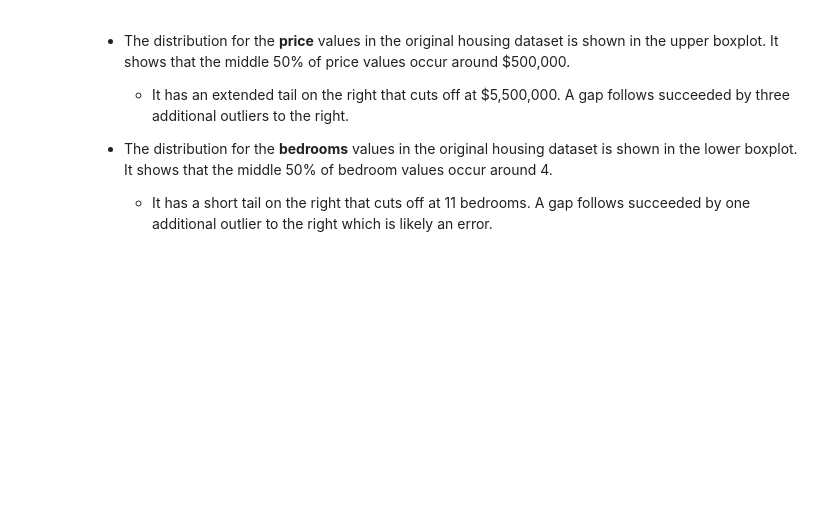
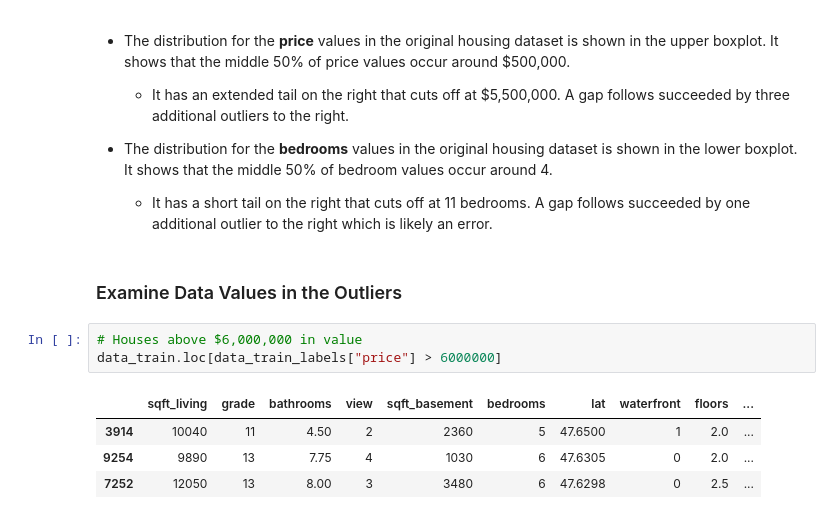
Before and after one commit to tyrantdavis/KC-Housing, a Jupyter notebook: housing.ipynb, the cells around one changed output. Cells and saved outputs as stored; diff of their text form; blank space fills up the shorter version.

Commit message:
Examine outlier values.

```diff
--- a/housing.ipynb
+++ b/housing.ipynb
@@ -628,3 +628,13 @@ for feature in feature_list:
 - The distribution for the **bedrooms** values in the original housing dataset is shown in the lower boxplot. It shows that the middle 50% of bedroom values occur around 4.
 
     - It has a short tail on the right that cuts off at 11 bedrooms. A gap follows succeeded by one additional outlier to the right which is likely an error.
+# %% [markdown]
+### Examine Data Values in the Outliers
+# %%
+# Houses above $6,000,000 in value
+data_train.loc[data_train_labels["price"] > 6000000]
+# %% [output]
+|  | sqft_living | grade | bathrooms | view | sqft_basement | bedrooms | lat | waterfront | floors | ... |
+| 3914 | 10040 | 11 | 4.50 | 2 | 2360 | 5 | 47.6500 | 1 | 2.0 | ... |
+| 9254 | 9890 | 13 | 7.75 | 4 | 1030 | 6 | 47.6305 | 0 | 2.0 | ... |
+| 7252 | 12050 | 13 | 8.00 | 3 | 3480 | 6 | 47.6298 | 0 | 2.5 | ... |
```
Also changed, not shown: parts of 3 cells of this notebook.
